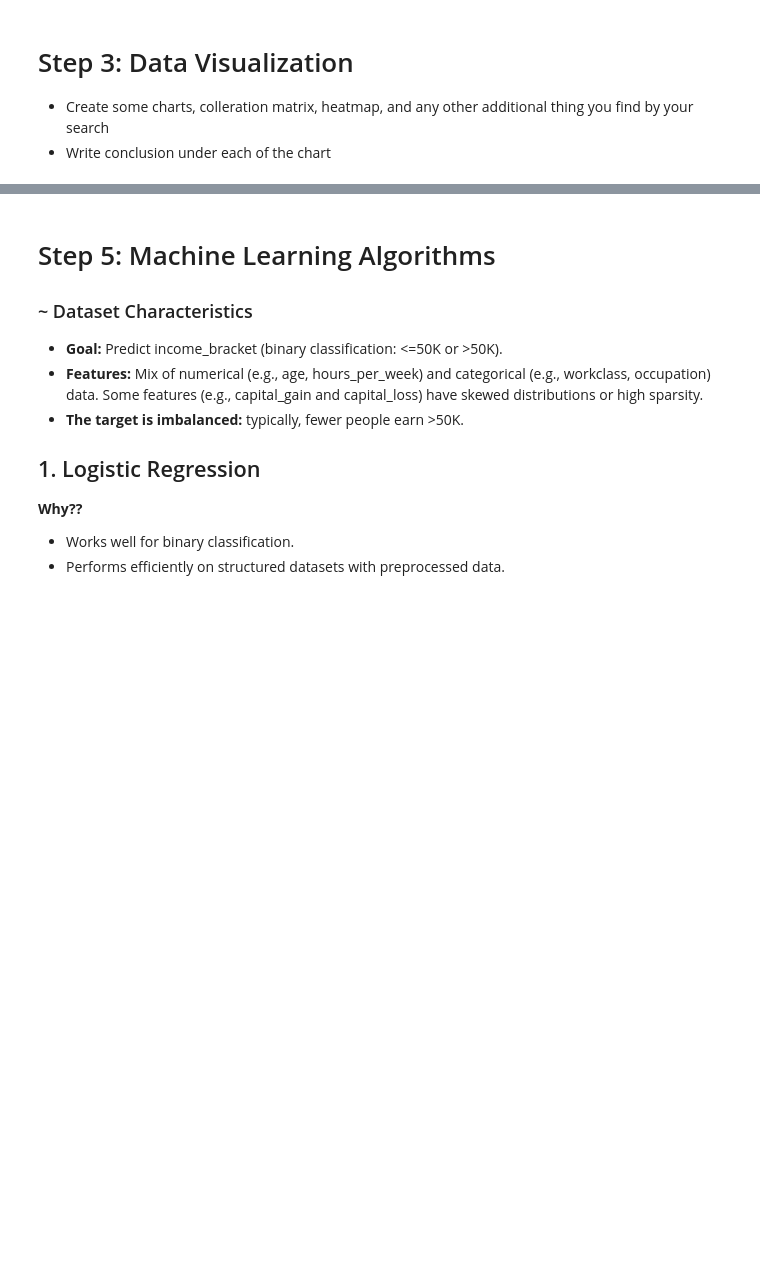
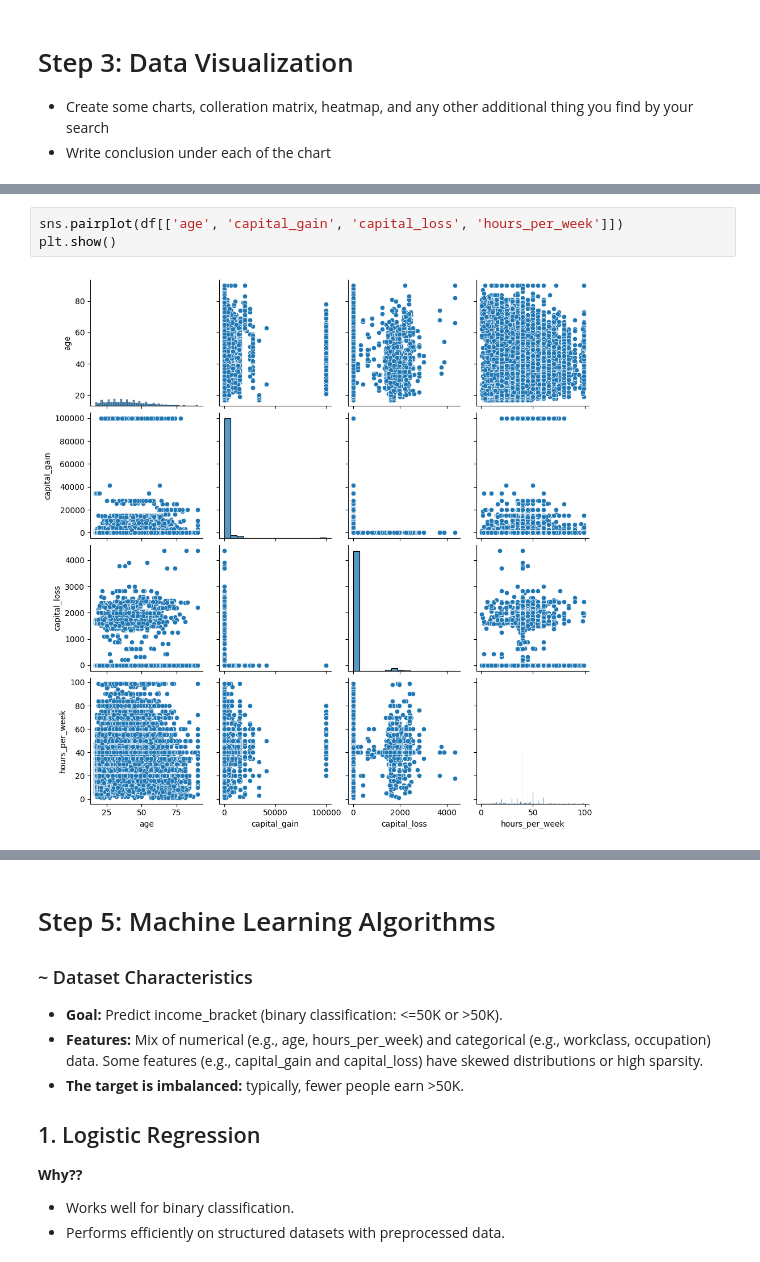
Before and after one commit to shahdhassan4601/Analysing-Census-Adult-Income-Dataset, a Jupyter notebook: CensusAdultIncome(ToolsProject).ipynb, the cells around one changed output, grey strips where cells are left out. Drawn from its saved outputs; the diff is of its cells as text; blank space fills up the shorter version.

```diff
--- a/CensusAdultIncome(ToolsProject).ipynb
+++ b/CensusAdultIncome(ToolsProject).ipynb
@@ -393,0 +389,5 @@ dtype: int64
+# %%
+sns.pairplot(df[['age', 'capital_gain', 'capital_loss', 'hours_per_week']])
+plt.show()
+# %% [output]
+[figure, added]
```
Also changed, not shown: parts of 34 cells of this notebook, 1 other file.
